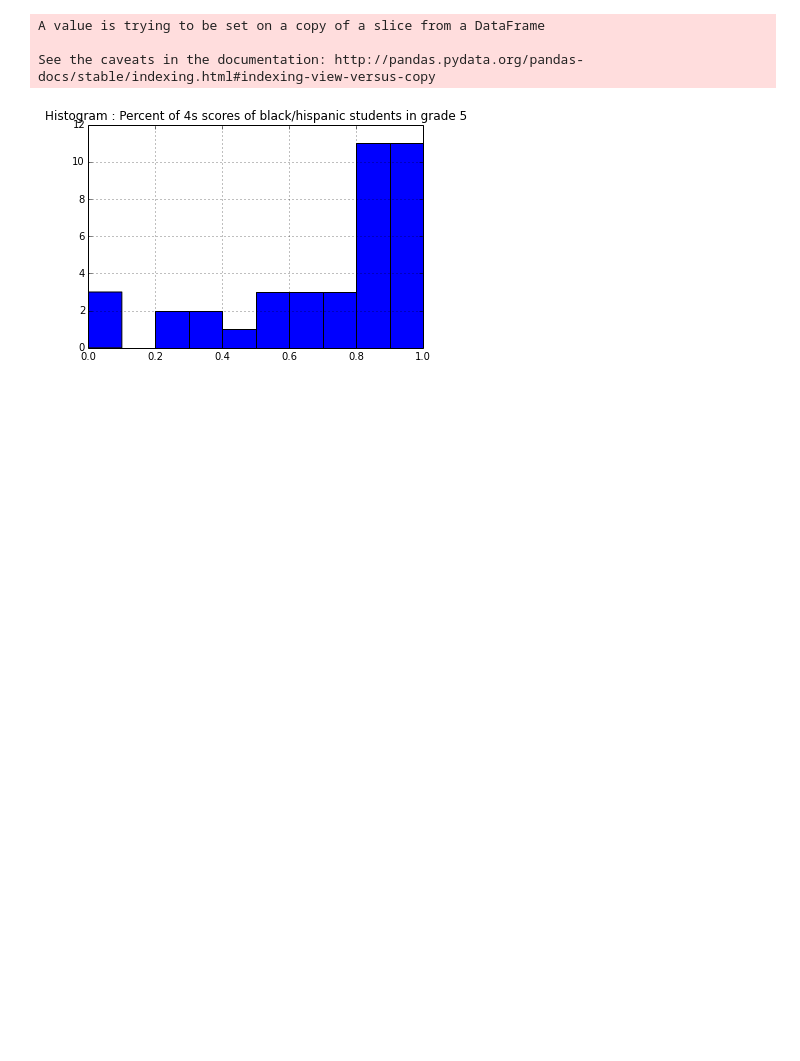
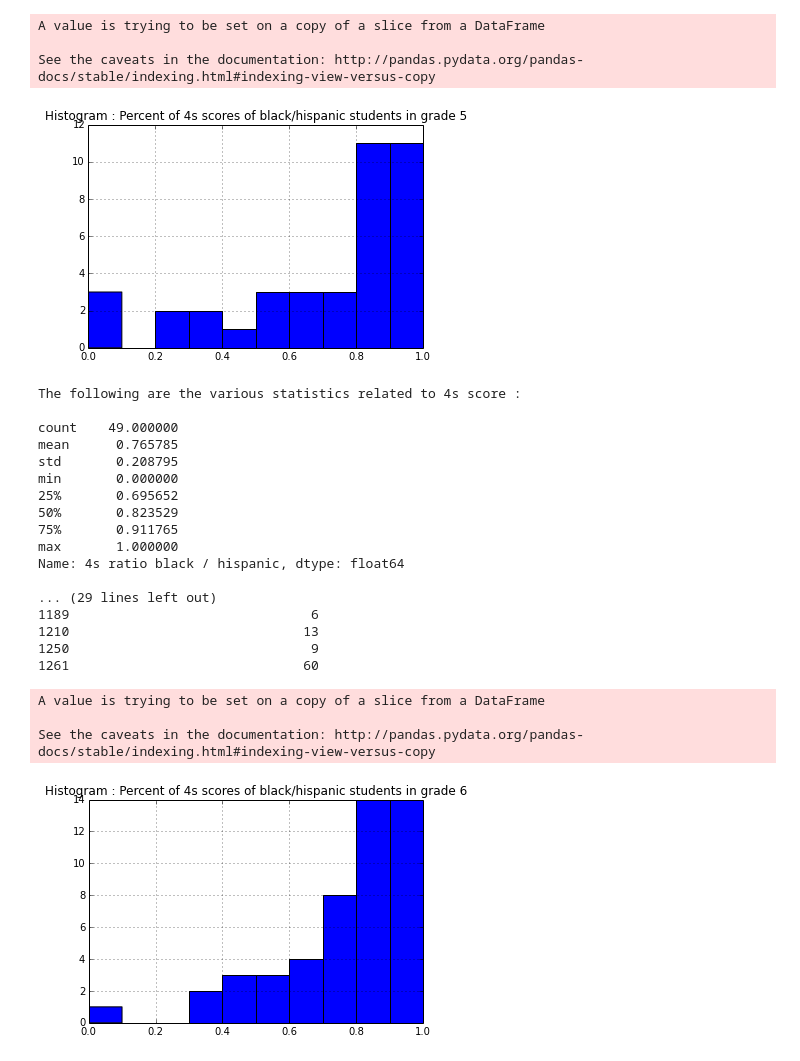
Before and after one commit to infocusp/passnyc_data_science_for_good, a Jupyter notebook: code/sandbox/falak/ds_for_good.ipynb, the cells around one changed output. Saved outputs shown, nothing was run; the diff lists cells and outputs as text; code cells hidden in the pictures; blank space fills up the shorter version.

Commit message:
more analysis on 4s scores for black students

```diff
--- a/code/sandbox/falak/ds_for_good.ipynb
+++ b/code/sandbox/falak/ds_for_good.ipynb
@@ -309,3 +309,27 @@ A value is trying to be set on a copy of a slice from a DataFrame
 
 See the caveats in the documentation: http://pandas.pydata.org/pandas-docs/stable/indexing.html#indexing-view-versus-copy
 [figure]
+# %%
+df_schools_with_black_high_4s_low = find_schools_with_black_high_4s_low(df_schools, grade=6)
+# %% [output]
+The following are the various statistics related to 4s score :
+
+count    49.000000
+mean      0.765785
+std       0.208795
+min       0.000000
+25%       0.695652
+50%       0.823529
+75%       0.911765
+max       1.000000
+Name: 4s ratio black / hispanic, dtype: float64
+
+... (29 lines left out)
+1189                               6
+1210                              13
+1250                               9
+1261                              60
+A value is trying to be set on a copy of a slice from a DataFrame
+
+See the caveats in the documentation: http://pandas.pydata.org/pandas-docs/stable/indexing.html#indexing-view-versus-copy
+[figure, added]
```
Also changed, not shown: parts of 2 cells of this notebook.
